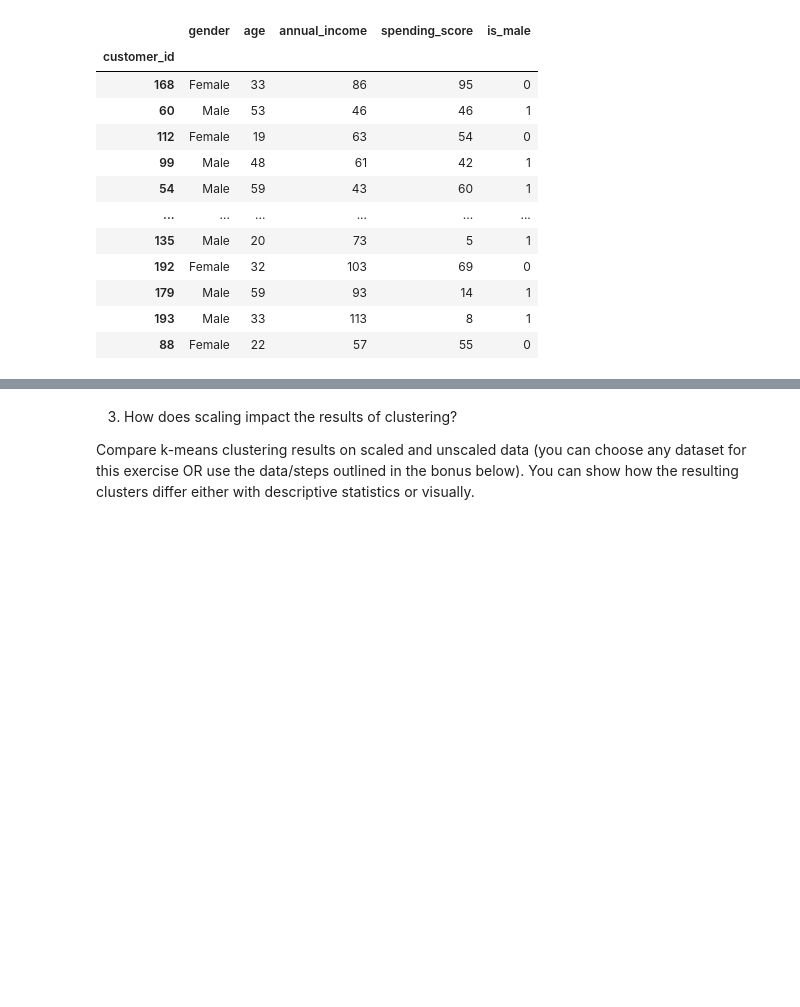
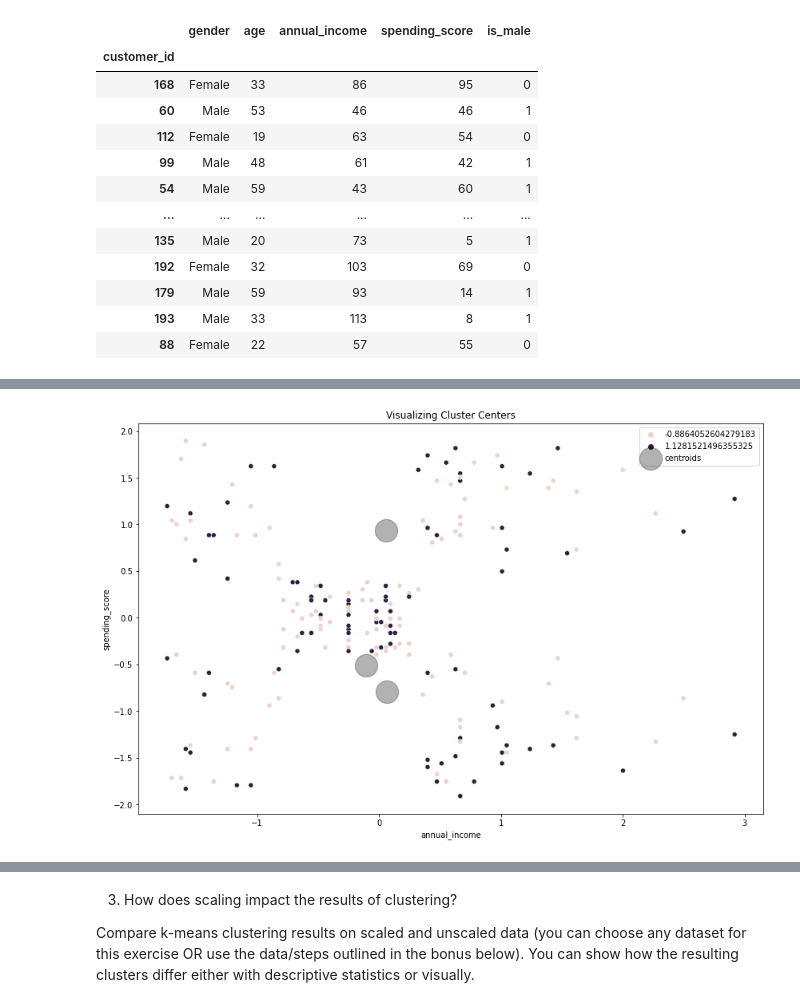
Before and after one commit to Jared-Godar/clustering-exercises, a Jupyter notebook: modeling.ipynb, the cells around one changed output, grey strips where cells are left out. Saved outputs shown, nothing was run; the diff lists cells and outputs as text; code cells hidden in the pictures; blank space fills up the shorter version.

Commit message:
Update cluster modeling exercises

```diff
--- a/modeling.ipynb
+++ b/modeling.ipynb
@@ -555,0 +590,11 @@ MitoWidget(analysis_data_json='{"analysisName": "UUID-4873d05e-1aca-40d5-9a08-52
+# %%
+# sklearn implementation of KMeans
+
+#define the thing
+kmeans = KMeans(n_clusters=3, random_state = 123, verbose=1)
+
+# fit the thing
+kmeans.fit(X_scaled)
+
+# Use (predict using) the thing
+kmeans.predict(X_scaled)
@@ -555,0 +629,6 @@ MitoWidget(analysis_data_json='{"analysisName": "UUID-4873d05e-1aca-40d5-9a08-52
+# %%
+# make a new column names cluster in iris and X_scaled dataframe
+
+df['cluster'] = kmeans.predict(X_scaled)
+
+X_scaled['cluster'] = kmeans.predict(X_scaled)
@@ -555,0 +658,4 @@ MitoWidget(analysis_data_json='{"analysisName": "UUID-4873d05e-1aca-40d5-9a08-52
+# %%
+# Make a dataframe
+centroids_scaled = pd.DataFrame(kmeans.cluster_centers_, columns = X.columns)
+centroids_scaled
@@ -555,0 +691,20 @@ MitoWidget(analysis_data_json='{"analysisName": "UUID-4873d05e-1aca-40d5-9a08-52
+# %%
+# lets visualize the clusters along with the centers on scaled data.
+
+plt.figure(figsize=(14, 9))
+
+# scatter plot of data with hue for cluster
+sns.scatterplot(x = 'annual_income', y = 'spending_score', data = X_scaled, hue = 'is_male')
+
+# plot cluster centers (centroids)
+centroids_scaled.plot.scatter(x = 'annual_income', y = 'spending_score',
+                             ax = plt.gca(),
+                             s= 800,
+                             color = 'k',
+                             alpha = 0.3,
+                             label = 'centroids')
+
+plt.title('Visualizing Cluster Centers')
+plt.legend();
+# %% [output]
+[figure, added]
```
Also changed, not shown: parts of 16 cells of this notebook, 1 other file.
